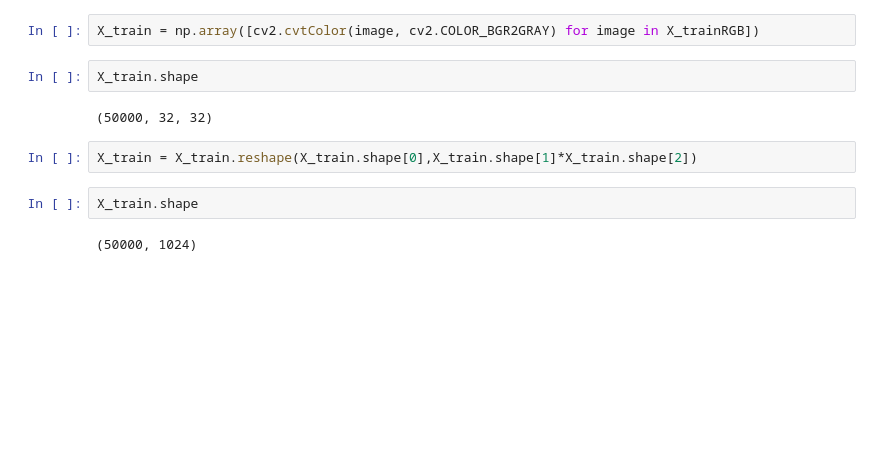
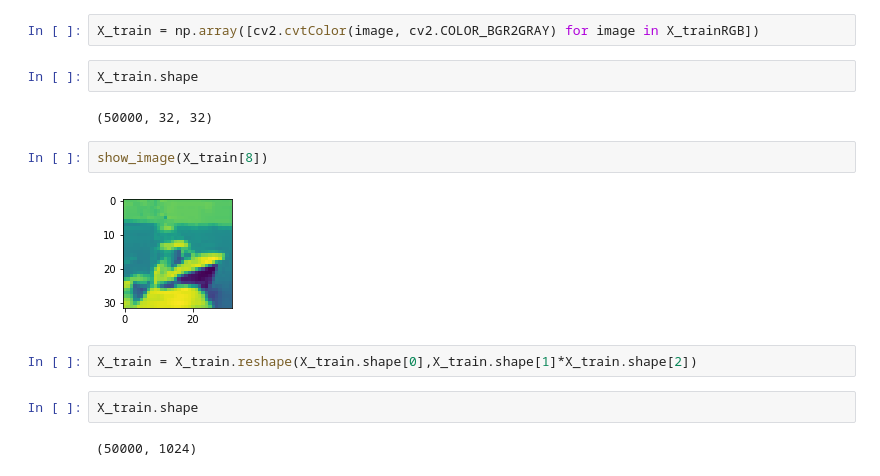
Before and after one commit to GeorgiyDemo/CoursepaperCifar10, a Jupyter notebook: MAIN.ipynb, the cells around one changed output. Drawn from its saved outputs; the diff is of its cells as text; blank space fills up the shorter version.

```diff
--- a/MAIN.ipynb
+++ b/MAIN.ipynb
@@ -55,6 +93,10 @@ X_train = np.array([cv2.cvtColor(image, cv2.COLOR_BGR2GRAY) for image in X_train
 X_train.shape
 # %% [output]
 (50000, 32, 32)
+# %%
+show_image(X_train[8])
+# %% [output]
+[figure, added]
 # %%
 X_train = X_train.reshape(X_train.shape[0],X_train.shape[1]*X_train.shape[2])
 # %%
```
Also changed, not shown: parts of 24 cells of this notebook, 1 other file.
